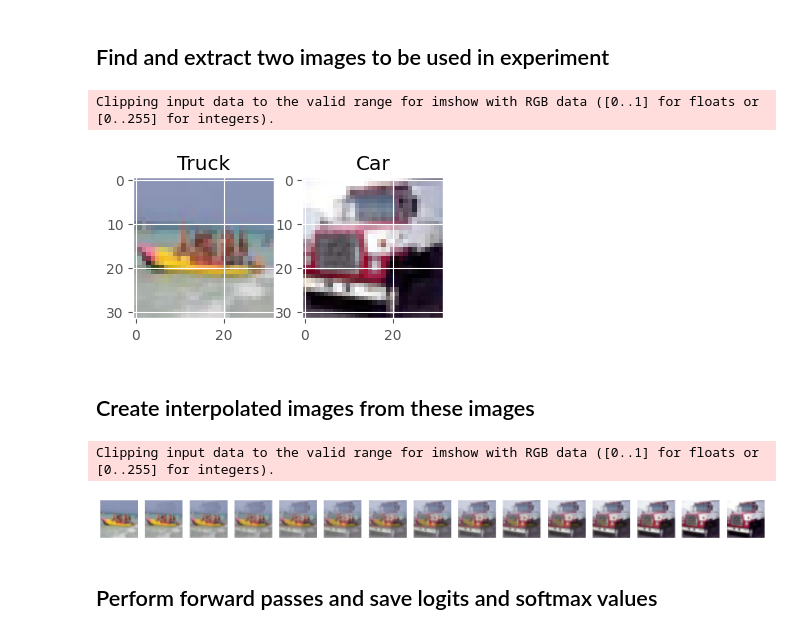
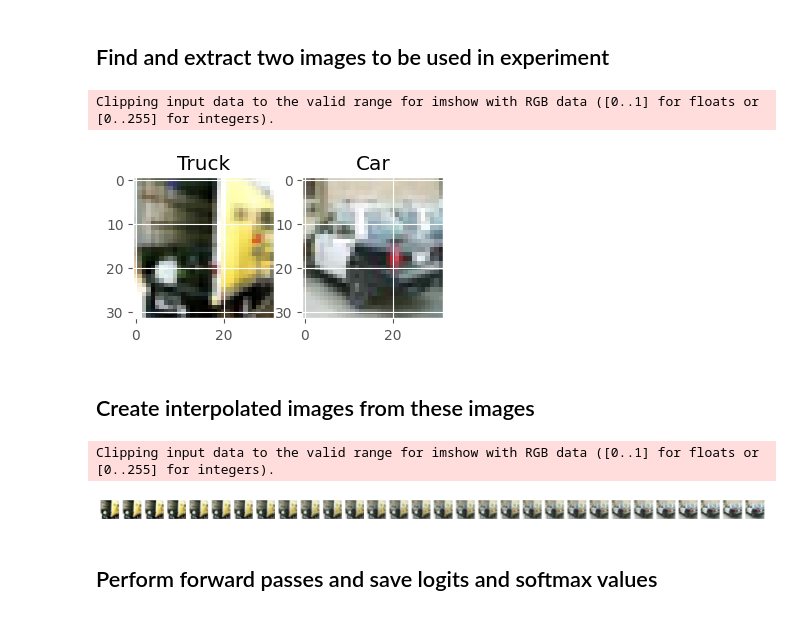
Before and after one commit to jonathansim/Rank-1-Bayesian-Neural-Networks, a Jupyter notebook: uncertainty_experiment.ipynb, the cells around one changed output. Saved outputs shown, nothing was run; the diff lists cells and outputs as text; code cells hidden in the pictures.

```diff
--- a/uncertainty_experiment.ipynb
+++ b/uncertainty_experiment.ipynb
@@ -107,8 +107,8 @@ def get_image_from_class(loader, class_name):
             return images[0], labels[0], idx
 
 # Get an image from the truck category
-truck_img, truck_label, truck_idx = get_image_from_class(testloader, 'ship')
-car_img, car_label, car_idx = get_image_from_class(testloader, 'truck')
+truck_img, truck_label, truck_idx = get_image_from_class(testloader, 'truck')
+car_img, car_label, car_idx = get_image_from_class(testloader, 'car')
 plt.figure(figsize=(4,2))
 plt.subplot(1,2,1)
 plt.title('Truck')
@@ -119,28 +119,28 @@ imshow(car_img)
 plt.show()
 # %% [output]
 Clipping input data to the valid range for imshow with RGB data ([0..1] for floats or [0..255] for integers).
-[figure, old version]
+[figure, new version]
 # %% [markdown]
 ## Create interpolated images from these images
 # %%
 # Function to interpolate between two images
 def interpolate_images(img1, img2, steps=10):
     interpolated_images = []
     for alpha in np.linspace(0, 1, steps):
         interpolated_image = (1 - alpha) * img1 + alpha * img2
         interpolated_images.append(interpolated_image)
     return interpolated_images
 
 # Generate interpolated images (first image is original img1, last image is original img2, rest inbetween are interpolated)
-num_images = 15
+num_images = 30
 interpolated_images = interpolate_images(truck_img, car_img, steps=num_images)
 
 plt.figure(figsize=(20, 5))
 for i, img in enumerate(interpolated_images):
     plt.subplot(1, num_images, i+1)
     imshow(img)
     plt.axis('off')
 plt.show()
 # %% [output]
 Clipping input data to the valid range for imshow with RGB data ([0..1] for floats or [0..255] for integers).
-[figure, old version]
+[figure, new version]
```
Also changed, not shown: parts of 7 cells of this notebook, 1 other file.
